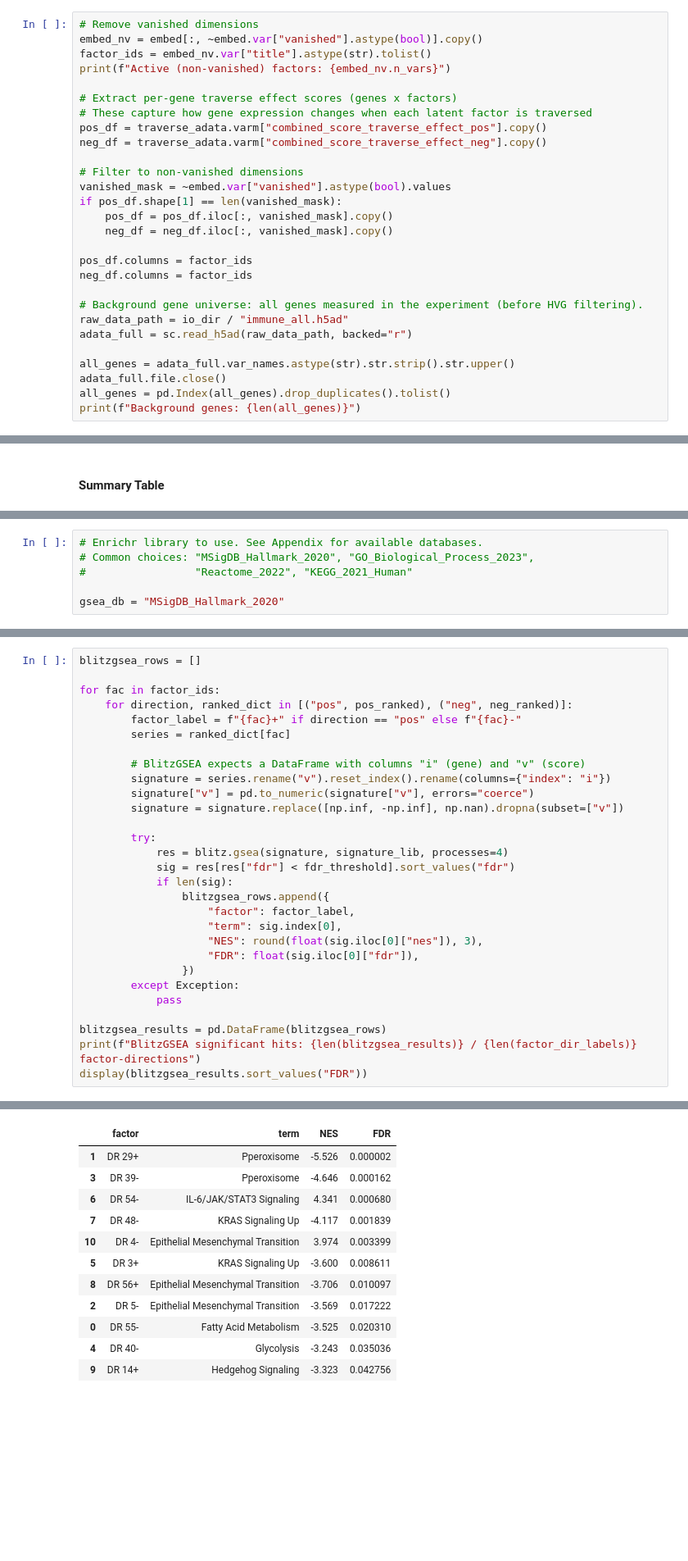
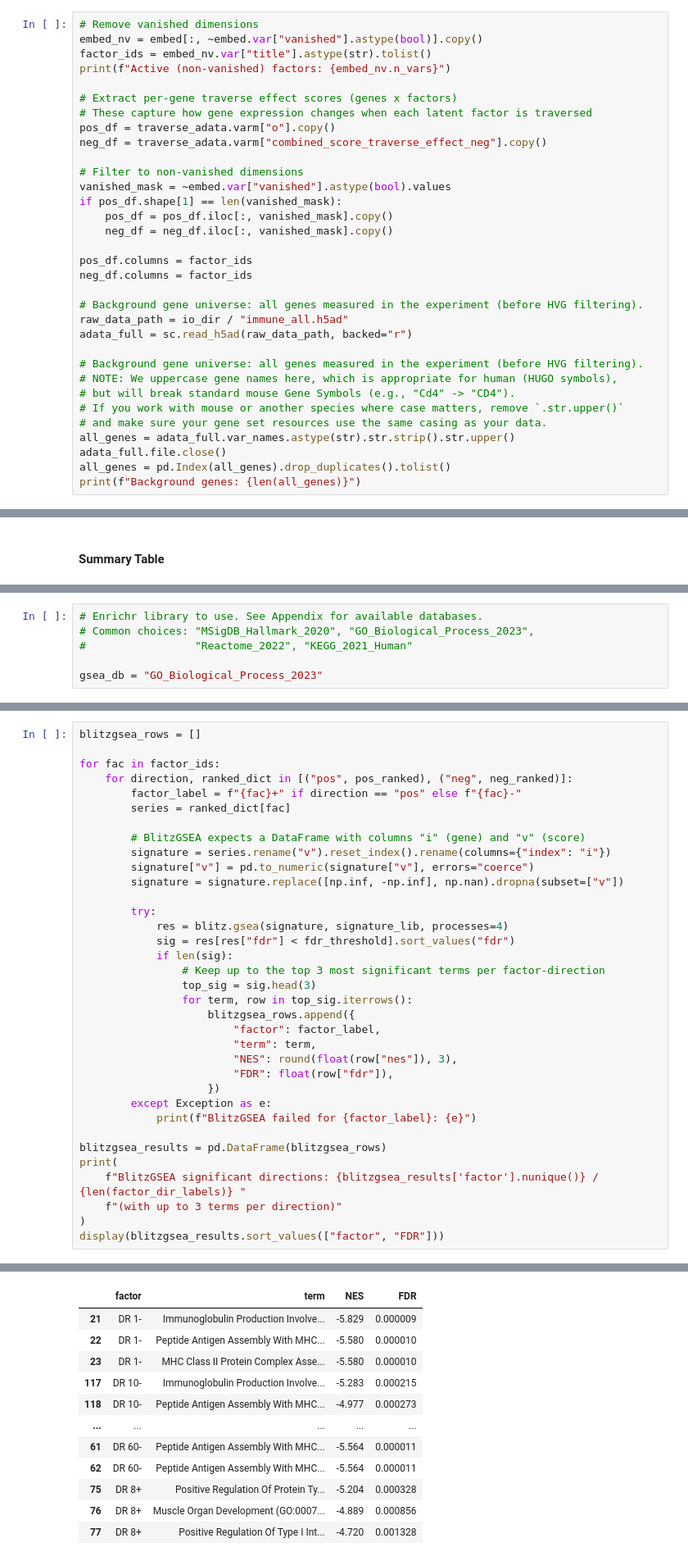
Before and after one commit to clarasoekler/DRVI_tutorials, a Jupyter notebook: identification_of_factors_tutorial.ipynb, the cells around one changed output, grey strips where cells are left out. Shown at 82% size. Cells and saved outputs as stored; diff of their text form; blank space fills up the shorter version.

```diff
--- a/identification_of_factors_tutorial.ipynb
+++ b/identification_of_factors_tutorial.ipynb
@@ -141,7 +191,7 @@ print(f"Active (non-vanished) factors: {embed_nv.n_vars}")
 
 # Extract per-gene traverse effect scores (genes x factors)
 # These capture how gene expression changes when each latent factor is traversed
-pos_df = traverse_adata.varm["combined_score_traverse_effect_pos"].copy()
+pos_df = traverse_adata.varm["o"].copy()
 neg_df = traverse_adata.varm["combined_score_traverse_effect_neg"].copy()
 
 # Filter to non-vanished dimensions
@@ -157,6 +207,11 @@ neg_df.columns = factor_ids
 raw_data_path = io_dir / "immune_all.h5ad"
 adata_full = sc.read_h5ad(raw_data_path, backed="r")
 
+# Background gene universe: all genes measured in the experiment (before HVG filtering).
+# NOTE: We uppercase gene names here, which is appropriate for human (HUGO symbols),
+# but will break standard mouse Gene Symbols (e.g., "Cd4" -> "CD4").
+# If you work with mouse or another species where case matters, remove `.str.upper()`
+# and make sure your gene set resources use the same casing as your data.
 all_genes = adata_full.var_names.astype(str).str.strip().str.upper()
 adata_full.file.close()
 all_genes = pd.Index(all_genes).drop_duplicates().tolist()
@@ -476,7 +592,7 @@ Factors that do not map to a single cell type often capture biological processes
 # Common choices: "MSigDB_Hallmark_2020", "GO_Biological_Process_2023",
 #                 "Reactome_2022", "KEGG_2021_Human"
 
-gsea_db = "MSigDB_Hallmark_2020"
+gsea_db = "GO_Biological_Process_2023"
 # %%
 import blitzgsea as blitz
 
@@ -501,16 +617,22 @@ for fac in factor_ids:
             res = blitz.gsea(signature, signature_lib, processes=4)
             sig = res[res["fdr"] < fdr_threshold].sort_values("fdr")
             if len(sig):
-                blitzgsea_rows.append({
-                    "factor": factor_label,
-                    "term": sig.index[0],
-                    "NES": round(float(sig.iloc[0]["nes"]), 3),
-                    "FDR": float(sig.iloc[0]["fdr"]),
-                })
-        except Exception:
-            pass
+                # Keep up to the top 3 most significant terms per factor-direction
+                top_sig = sig.head(3)
+                for term, row in top_sig.iterrows():
+                    blitzgsea_rows.append({
+                        "factor": factor_label,
+                        "term": term,
+                        "NES": round(float(row["nes"]), 3),
+                        "FDR": float(row["fdr"]),
+                    })
+        except Exception as e:
+            print(f"BlitzGSEA failed for {factor_label}: {e}")
 
 blitzgsea_results = pd.DataFrame(blitzgsea_rows)
-print(f"BlitzGSEA significant hits: {len(blitzgsea_results)} / {len(factor_dir_labels)} factor-directions")
-display(blitzgsea_results.sort_values("FDR"))
+print(
+    f"BlitzGSEA significant directions: {blitzgsea_results['factor'].nunique()} / {len(factor_dir_labels)} "
+    f"(with up to 3 terms per direction)"
+)
+display(blitzgsea_results.sort_values(["factor", "FDR"]))
 # %% [output]
@@ -518,12 +656,12 @@ BlitzGSEA significant hits: 11 / 122 factor-directions
 |  | factor | term | NES | FDR |
-| 1 | DR 29+ | Pperoxisome | -5.526 | 0.000002 |
-| 3 | DR 39- | Pperoxisome | -4.646 | 0.000162 |
-| 6 | DR 54- | IL-6/JAK/STAT3 Signaling | 4.341 | 0.000680 |
-| 7 | DR 48- | KRAS Signaling Up | -4.117 | 0.001839 |
-| 10 | DR 4- | Epithelial Mesenchymal Transition | 3.974 | 0.003399 |
-| 5 | DR 3+ | KRAS Signaling Up | -3.600 | 0.008611 |
-| 8 | DR 56+ | Epithelial Mesenchymal Transition | -3.706 | 0.010097 |
-| 2 | DR 5- | Epithelial Mesenchymal Transition | -3.569 | 0.017222 |
-| 0 | DR 55- | Fatty Acid Metabolism | -3.525 | 0.020310 |
-| 4 | DR 40- | Glycolysis | -3.243 | 0.035036 |
-| 9 | DR 14+ | Hedgehog Signaling | -3.323 | 0.042756 |
+| 21 | DR 1- | Immunoglobulin Production Involve... | -5.829 | 0.000009 |
+| 22 | DR 1- | Peptide Antigen Assembly With MHC... | -5.580 | 0.000010 |
+| 23 | DR 1- | MHC Class II Protein Complex Asse... | -5.580 | 0.000010 |
+| 117 | DR 10- | Immunoglobulin Production Involve... | -5.283 | 0.000215 |
+| 118 | DR 10- | Peptide Antigen Assembly With MHC... | -4.977 | 0.000273 |
+| ... | ... | ... | ... | ... |
+| 61 | DR 60- | Peptide Antigen Assembly With MHC... | -5.564 | 0.000011 |
+| 62 | DR 60- | Peptide Antigen Assembly With MHC... | -5.564 | 0.000011 |
+| 75 | DR 8+ | Positive Regulation Of Protein Ty... | -5.204 | 0.000328 |
+| 76 | DR 8+ | Muscle Organ Development (GO:0007... | -4.889 | 0.000856 |
+| 77 | DR 8+ | Positive Regulation Of Type I Int... | -4.720 | 0.001328 |
```
Also changed, not shown: parts of 45 cells of this notebook, 1 other file.
